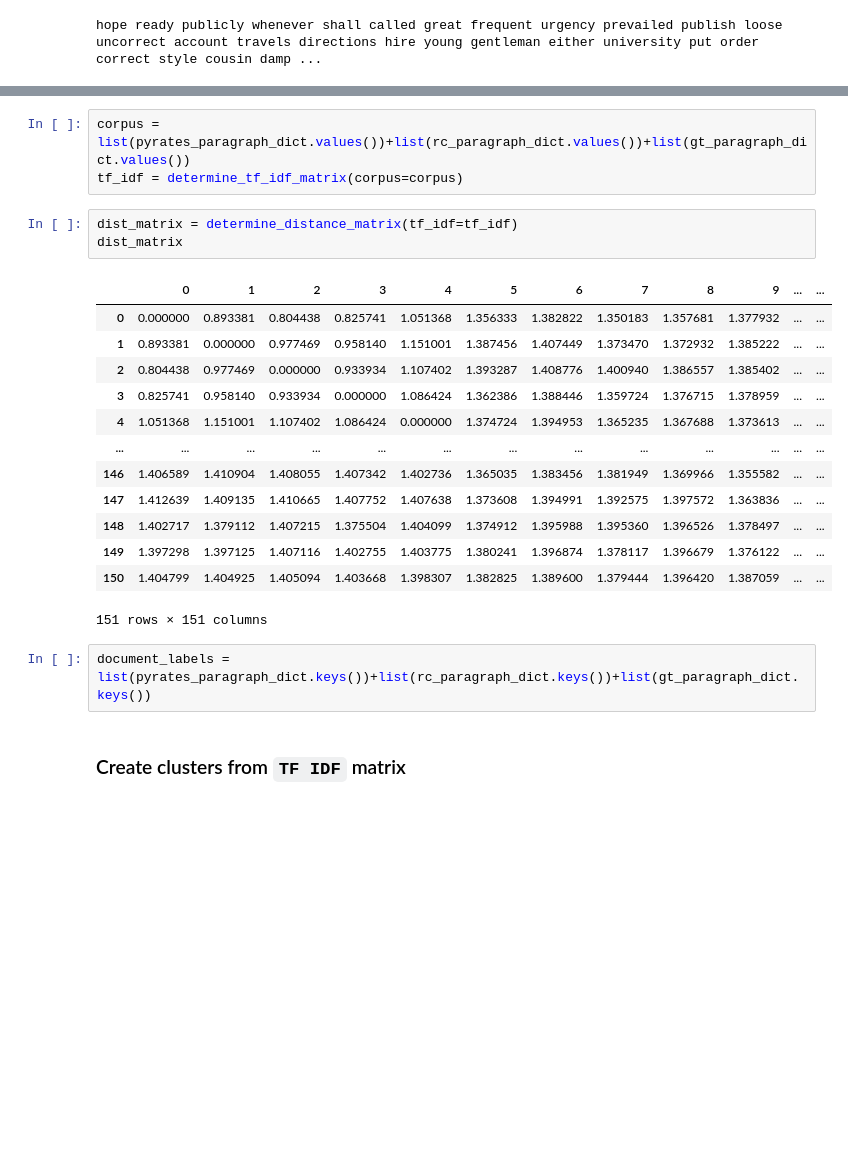
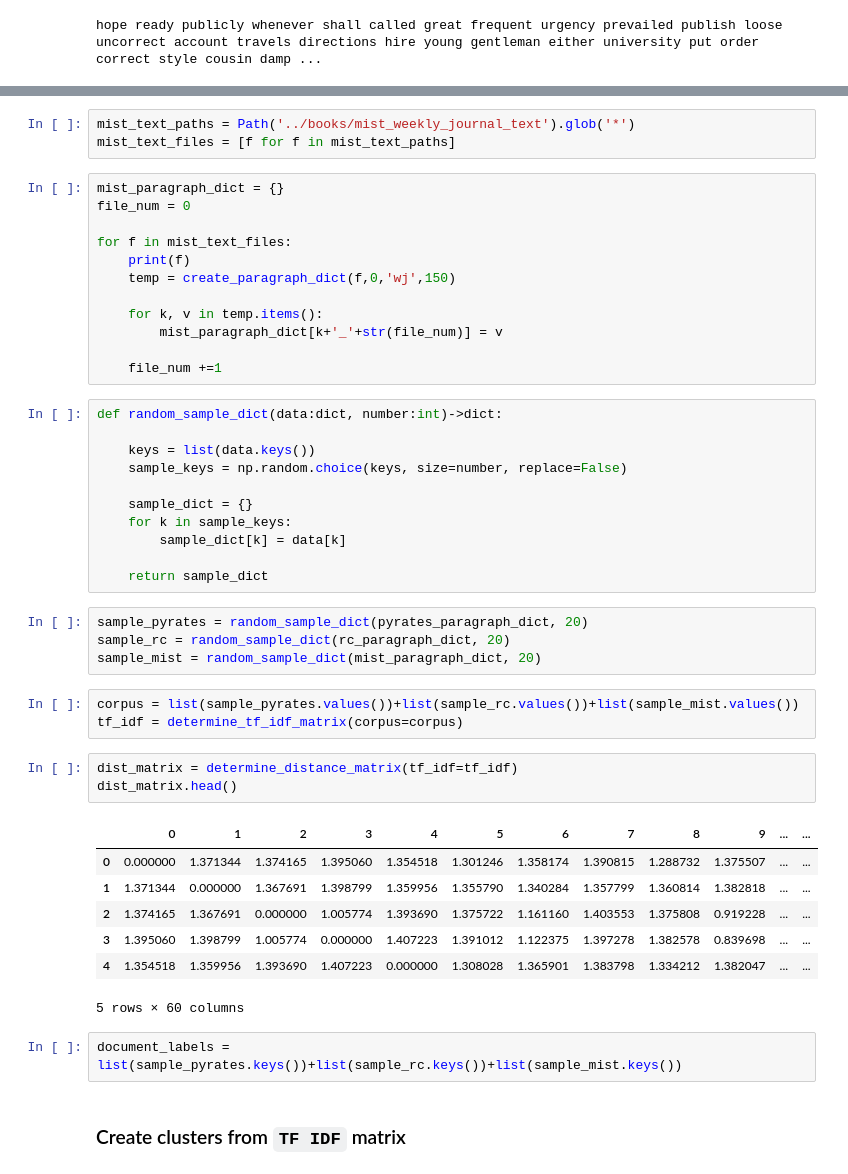
Before and after one commit to bryaneadams/general_history_of_the_pyrates, a Jupyter notebook: notebooks/tf_idf.ipynb, the cells around one changed output, grey strips where cells are left out. Cells and saved outputs as stored; diff of their text form; blank space fills up the shorter version.

```diff
--- a/notebooks/tf_idf.ipynb
+++ b/notebooks/tf_idf.ipynb
@@ -107,25 +109,49 @@ def determine_distance_matrix(tf_idf:pd.DataFrame)->pd.DataFrame:
+# %%
+mist_text_paths = Path('../books/mist_weekly_journal_text').glob('*')
+mist_text_files = [f for f in mist_text_paths]
+# %%
+mist_paragraph_dict = {}
+file_num = 0
+
+for f in mist_text_files:
+    print(f)
+    temp = create_paragraph_dict(f,0,'wj',150)
+
+    for k, v in temp.items():
+        mist_paragraph_dict[k+'_'+str(file_num)] = v
+
+    file_num +=1
+# %%
+def random_sample_dict(data:dict, number:int)->dict:
+
+    keys = list(data.keys())
+    sample_keys = np.random.choice(keys, size=number, replace=False)
+
+    sample_dict = {}
+    for k in sample_keys:
+        sample_dict[k] = data[k]
+
+    return sample_dict
+# %%
+sample_pyrates = random_sample_dict(pyrates_paragraph_dict, 20)
+sample_rc = random_sample_dict(rc_paragraph_dict, 20)
+sample_mist = random_sample_dict(mist_paragraph_dict, 20)
 # %%
-corpus = list(pyrates_paragraph_dict.values())+list(rc_paragraph_dict.values())+list(gt_paragraph_dict.values())
+corpus = list(sample_pyrates.values())+list(sample_rc.values())+list(sample_mist.values())
 tf_idf = determine_tf_idf_matrix(corpus=corpus)
 # %%
 dist_matrix = determine_distance_matrix(tf_idf=tf_idf)
-dist_matrix
+dist_matrix.head()
 # %% [output]
 |  | 0 | 1 | 2 | 3 | 4 | 5 | 6 | 7 | 8 | 9 | ... | ... |
-| 0 | 0.000000 | 0.893381 | 0.804438 | 0.825741 | 1.051368 | 1.356333 | 1.382822 | 1.350183 | 1.357681 | 1.377932 | ... | ... |
-| 1 | 0.893381 | 0.000000 | 0.977469 | 0.958140 | 1.151001 | 1.387456 | 1.407449 | 1.373470 | 1.372932 | 1.385222 | ... | ... |
-| 2 | 0.804438 | 0.977469 | 0.000000 | 0.933934 | 1.107402 | 1.393287 | 1.408776 | 1.400940 | 1.386557 | 1.385402 | ... | ... |
-| 3 | 0.825741 | 0.958140 | 0.933934 | 0.000000 | 1.086424 | 1.362386 | 1.388446 | 1.359724 | 1.376715 | 1.378959 | ... | ... |
-| 4 | 1.051368 | 1.151001 | 1.107402 | 1.086424 | 0.000000 | 1.374724 | 1.394953 | 1.365235 | 1.367688 | 1.373613 | ... | ... |
-| ... | ... | ... | ... | ... | ... | ... | ... | ... | ... | ... | ... | ... |
-| 146 | 1.406589 | 1.410904 | 1.408055 | 1.407342 | 1.402736 | 1.365035 | 1.383456 | 1.381949 | 1.369966 | 1.355582 | ... | ... |
-| 147 | 1.412639 | 1.409135 | 1.410665 | 1.407752 | 1.407638 | 1.373608 | 1.394991 | 1.392575 | 1.397572 | 1.363836 | ... | ... |
-| 148 | 1.402717 | 1.379112 | 1.407215 | 1.375504 | 1.404099 | 1.374912 | 1.395988 | 1.395360 | 1.396526 | 1.378497 | ... | ... |
-| 149 | 1.397298 | 1.397125 | 1.407116 | 1.402755 | 1.403775 | 1.380241 | 1.396874 | 1.378117 | 1.396679 | 1.376122 | ... | ... |
-| 150 | 1.404799 | 1.404925 | 1.405094 | 1.403668 | 1.398307 | 1.382825 | 1.389600 | 1.379444 | 1.396420 | 1.387059 | ... | ... |
+| 0 | 0.000000 | 1.371344 | 1.374165 | 1.395060 | 1.354518 | 1.301246 | 1.358174 | 1.390815 | 1.288732 | 1.375507 | ... | ... |
+| 1 | 1.371344 | 0.000000 | 1.367691 | 1.398799 | 1.359956 | 1.355790 | 1.340284 | 1.357799 | 1.360814 | 1.382818 | ... | ... |
+| 2 | 1.374165 | 1.367691 | 0.000000 | 1.005774 | 1.393690 | 1.375722 | 1.161160 | 1.403553 | 1.375808 | 0.919228 | ... | ... |
+| 3 | 1.395060 | 1.398799 | 1.005774 | 0.000000 | 1.407223 | 1.391012 | 1.122375 | 1.397278 | 1.382578 | 0.839698 | ... | ... |
+| 4 | 1.354518 | 1.359956 | 1.393690 | 1.407223 | 0.000000 | 1.308028 | 1.365901 | 1.383798 | 1.334212 | 1.382047 | ... | ... |
-151 rows × 151 columns
+5 rows × 60 columns
 # %%
-document_labels = list(pyrates_paragraph_dict.keys())+list(rc_paragraph_dict.keys())+list(gt_paragraph_dict.keys())
+document_labels = list(sample_pyrates.keys())+list(sample_rc.keys())+list(sample_mist.keys())
 # %% [markdown]
 ### Create clusters from `TF IDF` matrix
 # %%
```
Also changed, not shown: parts of 33 cells of this notebook, 4 other files.
